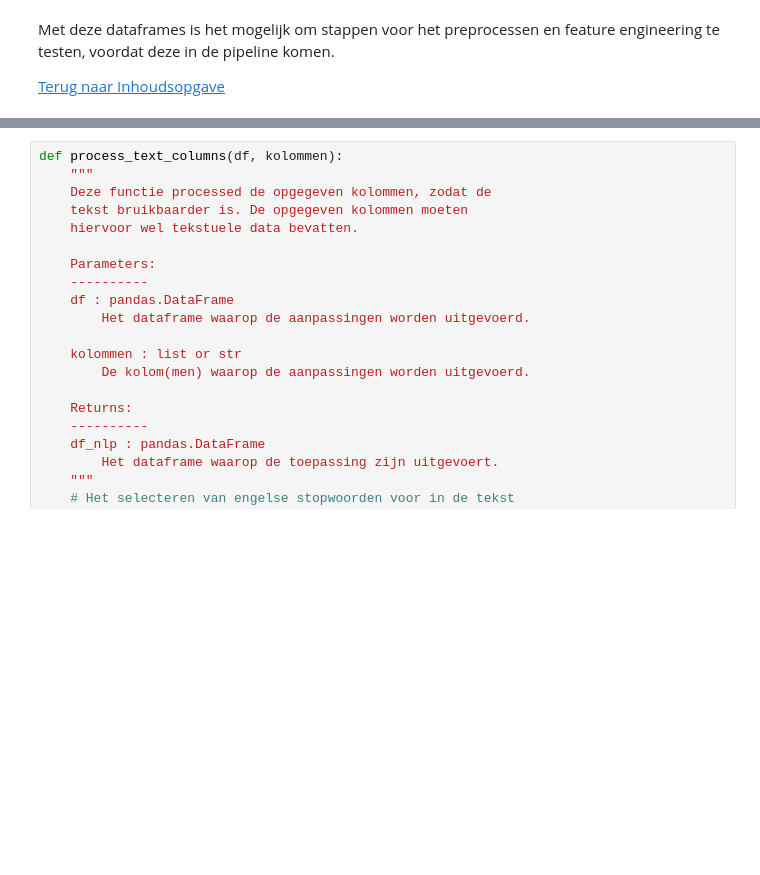
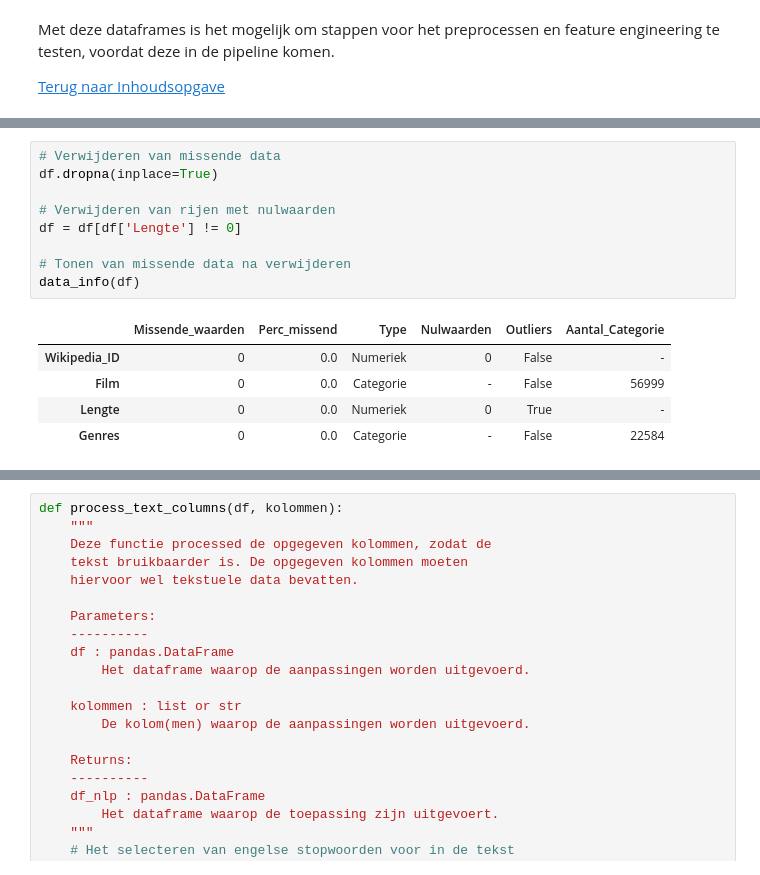
Before and after one commit to BJHeemskerk/Data3, a Jupyter notebook: CineClassify.ipynb, the cells around one changed output, grey strips where cells are left out. Drawn from its saved outputs; the diff is of its cells as text; blank space fills up the shorter version.

```diff
--- a/CineClassify.ipynb
+++ b/CineClassify.ipynb
@@ -517,0 +606,15 @@ Nu alle data is gepreprocessed, kan er worden gewerkt aan het maken van de featu
+# %%
+# Verwijderen van missende data
+df.dropna(inplace=True)
+
+# Verwijderen van rijen met nulwaarden
+df = df[df['Lengte'] != 0]
+
+# Tonen van missende data na verwijderen
+data_info(df)
+# %% [output]
+|  | Missende_waarden | Perc_missend | Type | Nulwaarden | Outliers | Aantal_Categorie |
+| Wikipedia_ID | 0 | 0.0 | Numeriek | 0 | False | - |
+| Film | 0 | 0.0 | Categorie | - | False | 56999 |
+| Lengte | 0 | 0.0 | Numeriek | 0 | True | - |
+| Genres | 0 | 0.0 | Categorie | - | False | 22584 |
```
Also changed, not shown: parts of 17 cells of this notebook.
